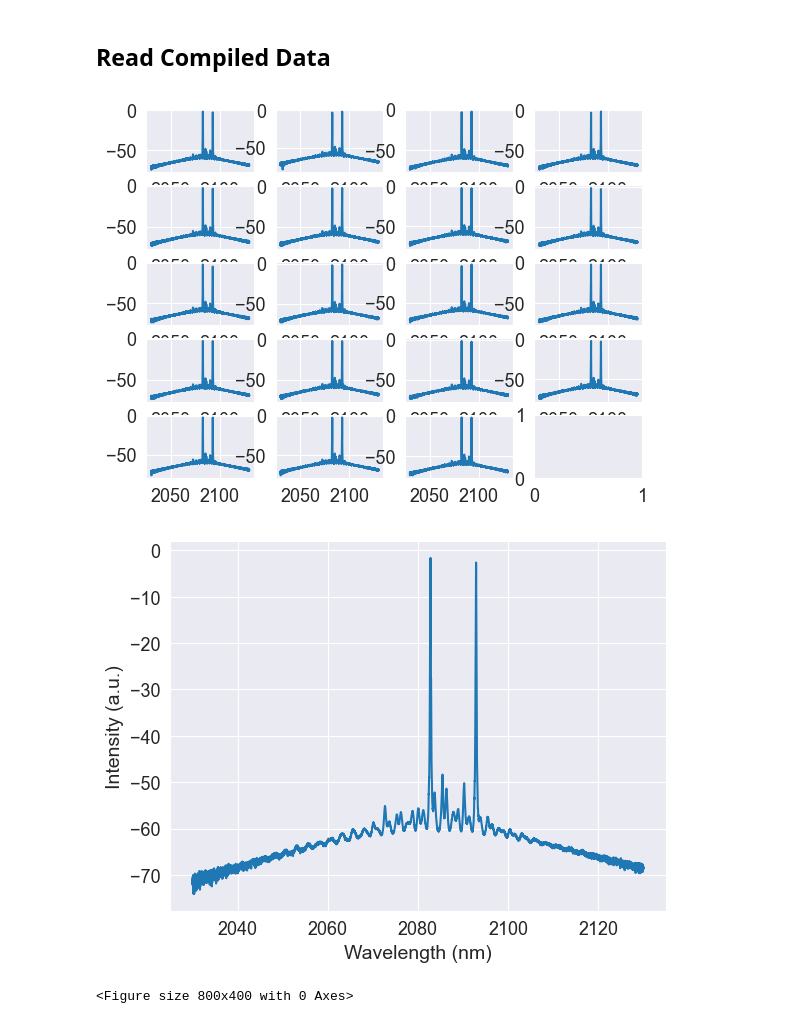
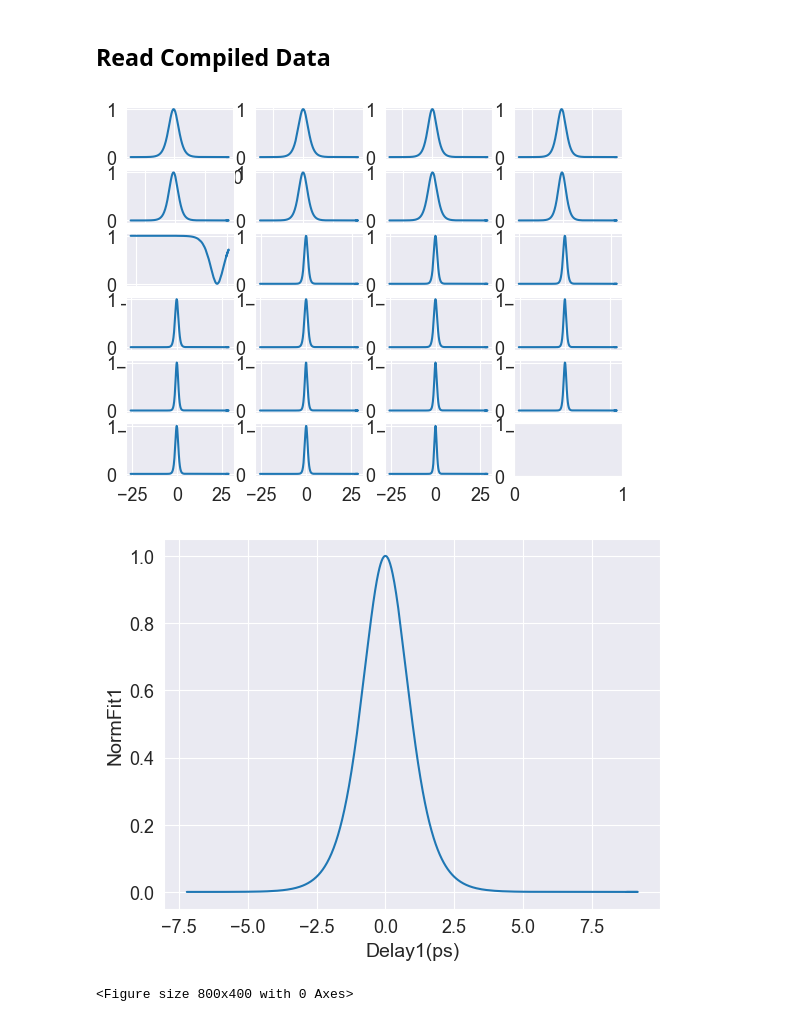
Before and after one commit to NiwEoj/Graph-o-matic-6000, a Jupyter notebook: graphs.ipynb, the cells around one changed output. Saved outputs shown, nothing was run; the diff lists cells and outputs as text; code cells hidden in the pictures.

```diff
--- a/graphs.ipynb
+++ b/graphs.ipynb
@@ -43,6 +43,7 @@ for i in range(len(dirs)):
 
 # create empty list
 dataframes_list = []
+pdur = []
 
 # append datasets to the list
 for k in range(len(dirs)):
@@ -54,7 +55,9 @@ for k in range(len(dirs)):
             with open('./ExperimentalData/'+dirs[k]+'/'+Files[k][i]) as file:
                 section, section2 = '',''
                 for line in file:
-                    if line.startswith("Delay") == True:
+                    if line.startswith("# Fit Pulse Duration"):
+                        pdur.append(line.strip().split()[-1])
+                    elif line.startswith("Delay") == True:
                         section = 'data'
                         if len(line.strip().split('\t')) == 1:
                             line = line.strip().split()
@@ -146,7 +149,7 @@ for x in list_of_folders:
 ## Read Compiled Data
 # %%
 # read compiled data
-filepath = "./CompiledData/" + 'Compile' + 'OSA' + '.csv'
+filepath = "./CompiledData/" + 'Compile' + 'AC' + '.csv'
 # filepath = "C:/Users/HP/Desktop/OneDrive - Universiti Malaya/PRC/Experiments/THDFL + HDFL/THDF + NiMOF Bulend (2)/CompiledData/2024 06 13 CompileOSC.csv"
 dataframes_list = pd.read_csv(filepath)
 # %%
@@ -174,9 +177,9 @@ for x in range(0,math.ceil(len(dataframes_list.columns)/k/4)):
             axes[x].plot(dataframes_list.iloc[:,n],dataframes_list.iloc[:,n+k-kk])
             n = n + k
 # %% [output]
-[figure, old version]
+[figure, new version]
 # %%
-n = k*0
+n = k*1
 
 x = dataframes_list.iloc[:,n]
 y = dataframes_list.iloc[:,n+k-kk]
@@ -184,8 +187,8 @@ plt.plot(x,y)
 
 sns.set_style(style='darkgrid')
 sns.color_palette('deep')
-plt.xlabel('Wavelength (nm)')
-plt.ylabel('Intensity (a.u.)')
+plt.xlabel(dataframes_list.columns[n])
+plt.ylabel(dataframes_list.columns[n+k-kk])
 plt.rc('axes', titlesize=18)
 plt.rc('axes', labelsize=14)
 plt.rc('xtick', labelsize=13)
@@ -199,57 +202,58 @@ y_norm = (y - y.min())/(y.max()-y.min())
 y_peaks = []
 Y_peaks = []
 
 if "CompileOSC" in filepath:
     loaddat = ['Pulse interval','Pulse rate (MHz)']
     # calculate pulse interval from OSC
     # filter out peaks
     for i in range(len(y_norm)):
         if y_norm[i] > 0.75 and max(y_norm[i-5],y_norm[i-4],y_norm[i-3],y_norm[i],y_norm[i+3],y_norm[i+4],y_norm[i+5]) == y_norm[i]:
             y_peaks.append(i)
 
     for i in range(len(y_peaks)):
         if i == 0:
             startY = y_peaks[i]
             endY = y_peaks[i]
         elif y_peaks[i] - y_peaks[i-1] < 10:
             endY = y_peaks[i]
         else:
             Y_peaks.append(math.ceil((startY+endY)/2))
             startY = y_peaks[i]
     Y_peaks.append(math.ceil((startY+endY)/2))
 
     # calculate pulse interval
     x_peaks = x[Y_peaks]
     print("pulse interval is ", np.diff(x_peaks).mean(), "s")
     print("pulse rate is ", 1/np.diff(x_peaks).mean()/1000000, "MHz")
-
-elif "CompileAC" in filepath:
+elif "CompileOSA" in filepath:
     loaddat = ['Center wavelength','FWHM']
     # find center wavelength
     for i in range(len(y_norm)):
-        if (y_norm[i] > 0.75 and max(y_norm[i-2],y_norm[i-1],y_norm[i],y_norm[i+1],y_norm[i+2]) == y_norm[i]
-            and y[i]-y[i+1] < 0.5 and y[i]-y[i+2] < 0.5
-        ):
-            y_peaks.append(i)
-
-    for i in range(len(y_norm)):
-        if (y[i]-y[i-1] < 0.5 and y[i]-y[i-2] < 0.5 and max(y_norm[i-5],y_norm[i-4],y_norm[i-3],y_norm[i],y_norm[i+3],y_norm[i+4],y_norm[i+5]) == y_norm[i]
-            and y[i+5]-y[i-5] < 1 and y[i]-y[i+3] < 1
-        ):
-            Y_peaks.append(i)
-
-    if len(Y_peaks) == 1:
-        for i in range(Y_peaks[0],0,-1):
-            if y[Y_peaks[0]]-y[i] > 3:
-                break
-        fwhm_0 = i
-        for i in range(Y_peaks[0],len(y)):
-            if y[Y_peaks[0]]-y[i] > 3:
-                break
-        fwhm_1 = i
-        print("3dB bandwidth: ", round(x[fwhm_1]-x[fwhm_0+1],4), "nm")
+        try:
+            if (y_norm[i] > 0.75 and max(y_norm[i-2],y_norm[i-1],y_norm[i],y_norm[i+1],y_norm[i+2]) == y_norm[i]
+                and y[i]-y[i+1] < 0.5 and y[i]-y[i+2] < 0.5
+            ):
+                y_peaks.append(i)
+        except Exception:
+            pass
+    if len(y_peaks) > 1:
+        Y_peaks = y_peaks[0]
+        for i in range(len(y_peaks)):
+            if y[y_peaks[i]] > Y_peaks:
+                Y_peaks = y_peaks[i]
+    for i in range(Y_peaks,0,-1):
+        if y[Y_peaks]-y[i] > 3:
+            break
+    fwhm_0 = i
+    for i in range(Y_peaks,len(y)):
+        if y[Y_peaks]-y[i] > 3:
+            break
+    fwhm_1 = i
+    print("3dB bandwidth: ", round(x[fwhm_1]-x[fwhm_0+1],4), "nm")
+elif "CompileAC" in filepath:
+    loaddat = ['Pulse duration','']
 # %% [output]
-[figure, old version]
+[figure, new version]
 <Figure size 800x400 with 0 Axes>
 # %%
 dict = {loaddat[0]:[],
```
Also changed, not shown: parts of 1 cell of this notebook.
